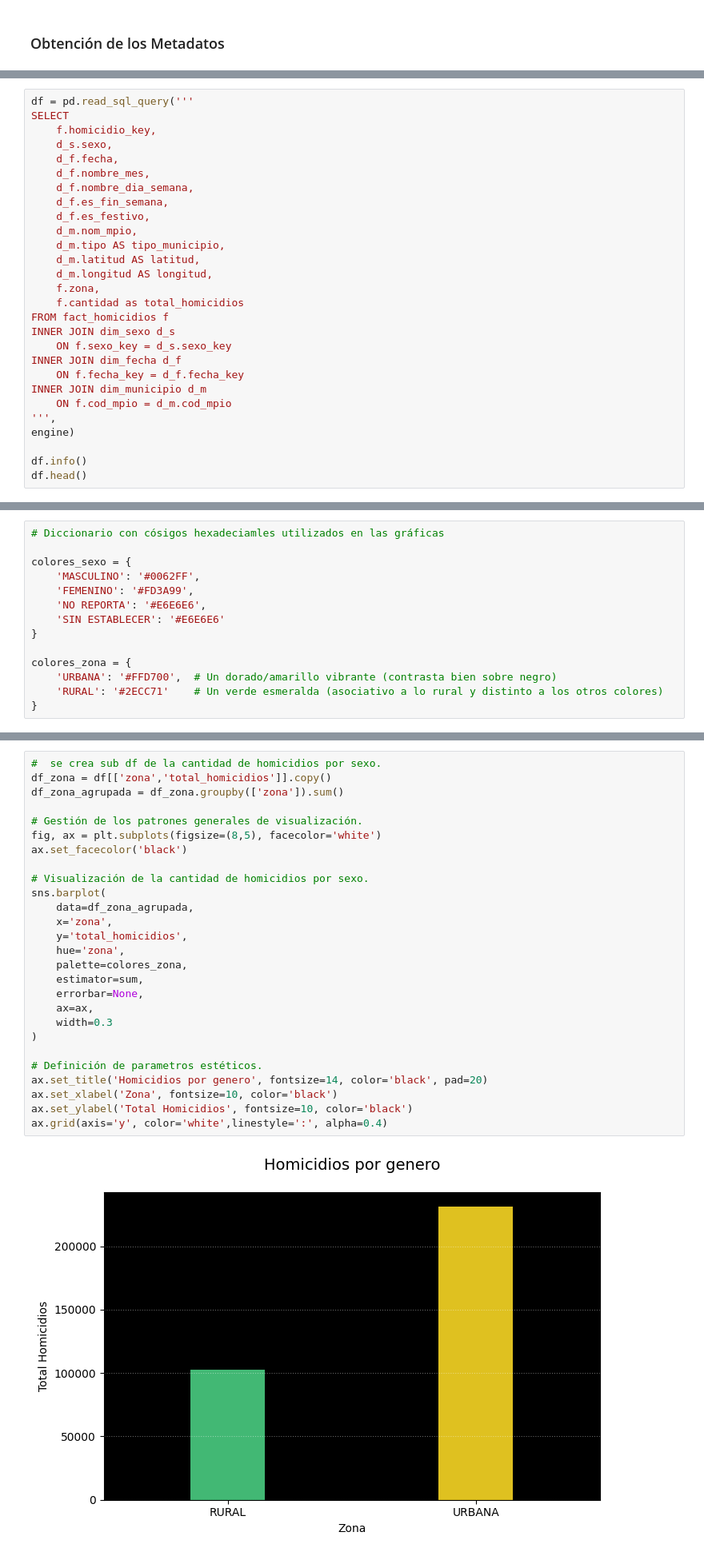
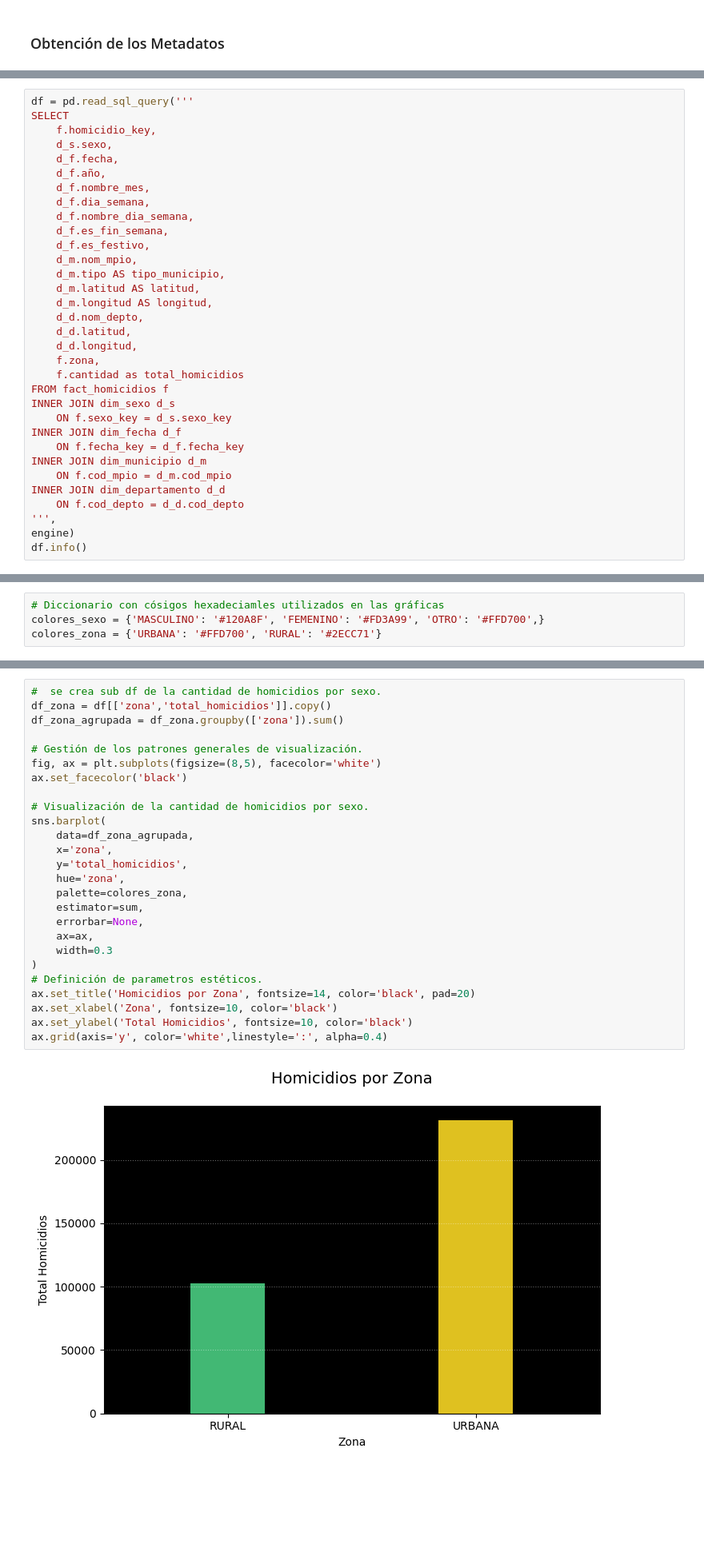
Before and after one commit to deleonray314/ML-Homicidios, a Jupyter notebook: notebooks/EDA.ipynb, the cells around one changed output, grey strips where cells are left out. Shown at 80% size. Drawn from its saved outputs; the diff is of its cells as text; blank space fills up the shorter version.

```diff
--- a/notebooks/EDA.ipynb
+++ b/notebooks/EDA.ipynb
@@ -127,7 +119,9 @@ SELECT
     f.homicidio_key,
     d_s.sexo,
     d_f.fecha,
+    d_f.año,
     d_f.nombre_mes,
+    d_f.dia_semana,
     d_f.nombre_dia_semana,
     d_f.es_fin_semana,
     d_f.es_festivo,
@@ -135,6 +129,9 @@ SELECT
     d_m.tipo AS tipo_municipio,
     d_m.latitud AS latitud,
     d_m.longitud AS longitud,
+    d_d.nom_depto,
+    d_d.latitud,
+    d_d.longitud,
     f.zona,
     f.cantidad as total_homicidios
 FROM fact_homicidios f
@@ -144,11 +141,11 @@ INNER JOIN dim_fecha d_f
     ON f.fecha_key = d_f.fecha_key
 INNER JOIN dim_municipio d_m
     ON f.cod_mpio = d_m.cod_mpio
+INNER JOIN dim_departamento d_d
+    ON f.cod_depto = d_d.cod_depto
 ''',
 engine)
-
 df.info()
-df.head()
 # %% [output]
 <class 'pandas.core.frame.DataFrame'>
 RangeIndex: 333267 entries, 0 to 333266
@@ -183,15 +200,5 @@ memory usage: 28.6+ MB
 # %%
 # Diccionario con cósigos hexadeciamles utilizados en las gráficas
-
-colores_sexo = {
-    'MASCULINO': '#0062FF',
-    'FEMENINO': '#FD3A99',
-    'NO REPORTA': '#E6E6E6',
-    'SIN ESTABLECER': '#E6E6E6'
-}
-
-colores_zona = {
-    'URBANA': '#FFD700',  # Un dorado/amarillo vibrante (contrasta bien sobre negro)
-    'RURAL': '#2ECC71'    # Un verde esmeralda (asociativo a lo rural y distinto a los otros colores)
-}
+colores_sexo = {'MASCULINO': '#120A8F', 'FEMENINO': '#FD3A99', 'OTRO': '#FFD700',}
+colores_zona = {'URBANA': '#FFD700', 'RURAL': '#2ECC71'}
 # %%
@@ -276,30 +375,29 @@ df_sexo_agrupado
 # %%
 #  se crea sub df de la cantidad de homicidios por sexo.
 df_zona = df[['zona','total_homicidios']].copy()
 df_zona_agrupada = df_zona.groupby(['zona']).sum()
 
 # Gestión de los patrones generales de visualización.
 fig, ax = plt.subplots(figsize=(8,5), facecolor='white')
 ax.set_facecolor('black')
 
 # Visualización de la cantidad de homicidios por sexo.
 sns.barplot(
     data=df_zona_agrupada,
     x='zona',
     y='total_homicidios',
     hue='zona',
     palette=colores_zona,
     estimator=sum,
     errorbar=None,
     ax=ax,
     width=0.3
 )
-
 # Definición de parametros estéticos.
-ax.set_title('Homicidios por genero', fontsize=14, color='black', pad=20)
+ax.set_title('Homicidios por Zona', fontsize=14, color='black', pad=20)
 ax.set_xlabel('Zona', fontsize=10, color='black')
 ax.set_ylabel('Total Homicidios', fontsize=10, color='black')
 ax.grid(axis='y', color='white',linestyle=':', alpha=0.4)
 # %% [output]
-[figure, old version]
+[figure, new version]
 # %%
```
Also changed, not shown: parts of 35 cells of this notebook, 1 other file.
